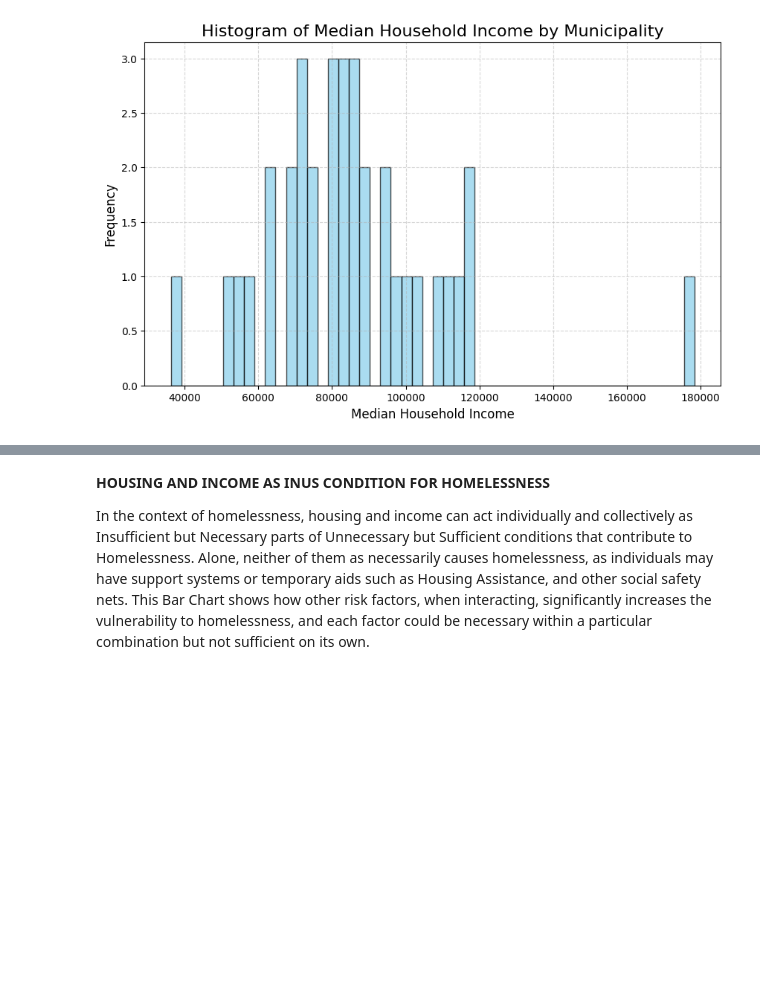
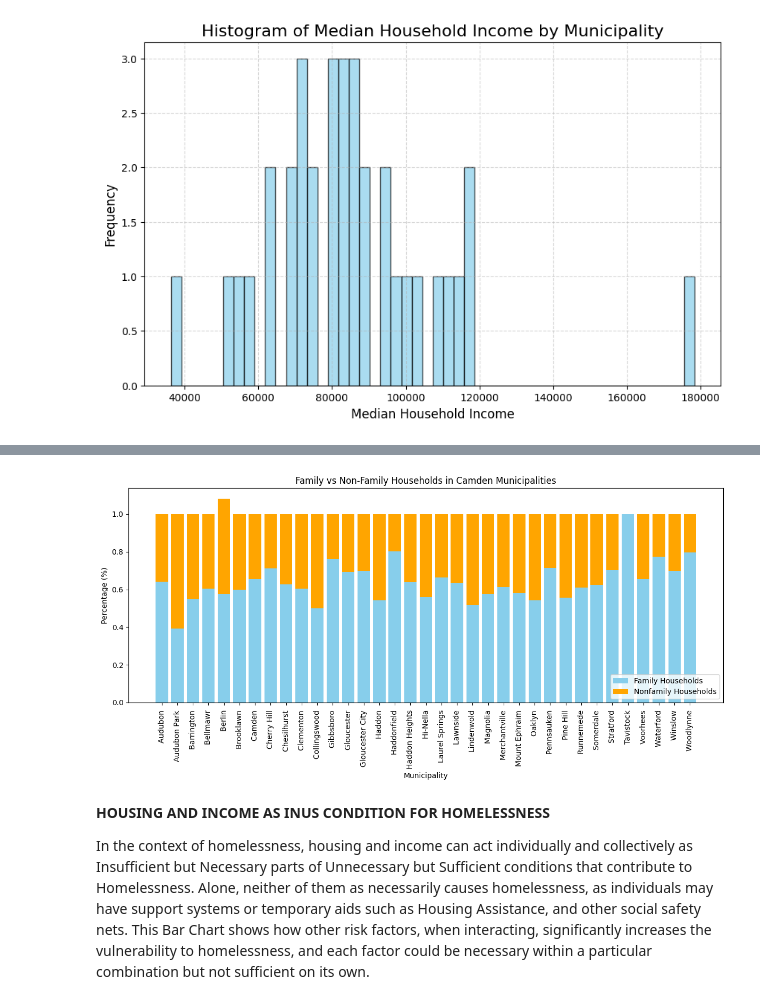
Before and after one commit to Funmiadebajo/GIS, a Jupyter notebook: PS3.ipynb, the cells around one changed output, grey strips where cells are left out. Saved outputs shown, nothing was run; the diff lists cells and outputs as text; code cells hidden in the pictures; blank space fills up the shorter version.

```diff
--- a/PS3.ipynb
+++ b/PS3.ipynb
@@ -426,3 +526,55 @@ Text(0.5, 1.0, 'Municipalities with Median Household Income')
+# %%
+import pandas as pd
+import matplotlib.pyplot as plt
+import re
+
+# Load municipality data and clean names
+njMun = gpd.read_file('https://github.com/Funmiadebajo/GIS/raw/refs/heads/main/Municipality.zip')
+njMun.rename(columns={'NAMELSAD': 'Municipality'}, inplace=True)
+njMun.loc[:, 'Municipality'] = njMun['Municipality'].str.strip().str.lower()
+
+# Standardize and remove suffixes from municipality names
+def clean_municipality_name(name):
+    return re.sub(r'\s(Borough|Township|City|Village|Town)$', '', name, flags=re.IGNORECASE).strip().lower()
+
+njMun['Municipality'] = njMun['Municipality'].apply(clean_municipality_name)
+
+# Load and clean Family Households data
+Family_Households = pd.read_excel('https://github.com/Funmiadebajo/GIS/raw/refs/heads/main/Median%20Income%202022.xlsx')
+Family_Households['Family Households'] = Family_Households['Family Households'].replace({'%': '', ',': ''}, regex=True)
+Family_Households['Family Households'] = pd.to_numeric(Family_Households['Family Households'], errors='coerce')
+Family_Households = Family_Households.dropna(subset=['Family Households'])
+
+# Load and clean Non-Family Household data
+Nonfamily_Households = pd.read_excel('https://github.com/Funmiadebajo/GIS/raw/refs/heads/main/Median%20Income%202022.xlsx')
+Nonfamily_Households['Nonfamily Households'] = Nonfamily_Households['Nonfamily Households'].replace({'\$': '', ',': ''}, regex=True)
+Nonfamily_Households['Nonfamily Households'] = pd.to_numeric(Nonfamily_Households['Nonfamily Households'], errors='coerce')
+Nonfamily_Households = Nonfamily_Households.dropna(subset=['Nonfamily Households'])
+
+# Merge Family and Non-Family Household data with njMun
+combined_data = pd.merge(Family_Households[['Municipality', 'Family Households']],
+                         Nonfamily_Households[['Municipality', 'Nonfamily Households']],
+                         on='Municipality',
+                         how='inner')
+
+# Create a stacked bar chart for Family vs Non-Family Households across Municipalities
+plt.figure(figsize=(12, 6))
+plt.bar(combined_data['Municipality'], combined_data['Family Households'], label='Family Households', color='skyblue')
+plt.bar(combined_data['Municipality'], combined_data['Nonfamily Households'], bottom=combined_data['Family Households'],
+         label='Nonfamily Households', color='orange')
+
+# Add labels and title
+plt.xlabel('Municipality')
+plt.ylabel('Percentage (%)')
+plt.title('Family vs Non-Family Households in Camden Municipalities')
+plt.xticks(rotation=90)
+plt.legend()
+
+# Display the chart
+plt.tight_layout()
+plt.show();
+# %% [output]
+[figure, added]
 # %% [markdown]
 **HOUSING AND INCOME AS INUS CONDITION FOR HOMELESSNESS**
 
```
Also changed, not shown: parts of 8 cells of this notebook.
